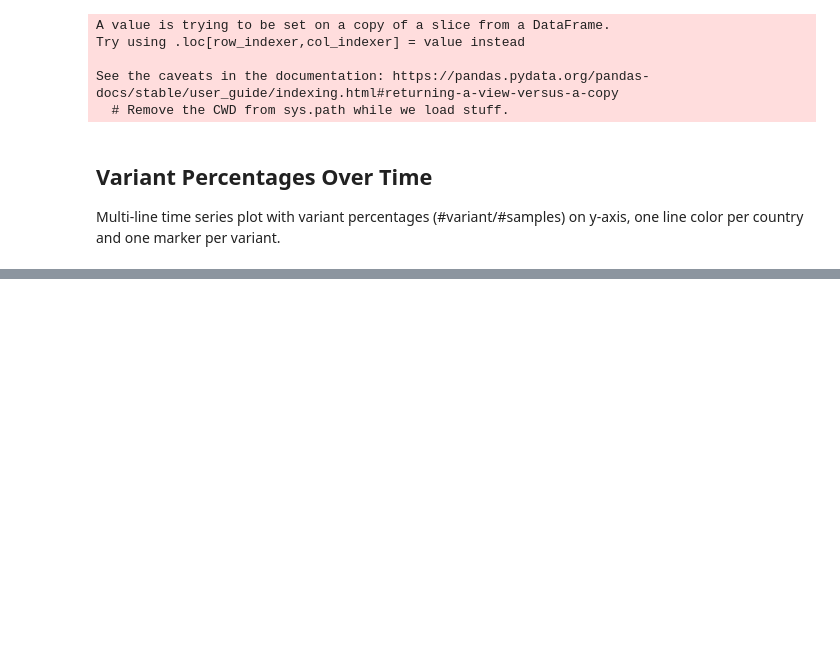
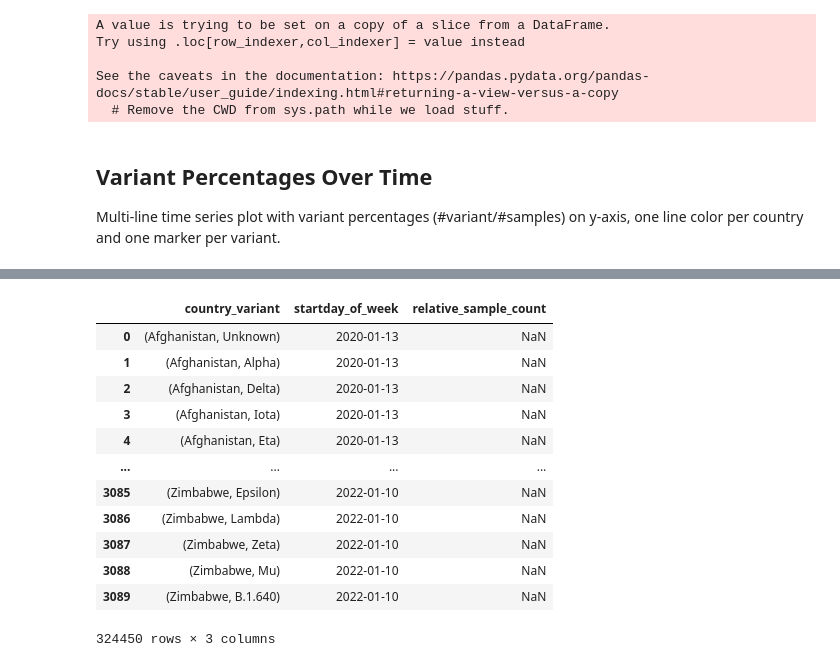
Before and after one commit to ninaihde/sampling-bias-cov19, a Jupyter notebook: src/GISAID_analysis/create_general_insights.ipynb, the cells around one changed output, grey strips where cells are left out. Saved outputs shown, nothing was run; the diff lists cells and outputs as text; code cells hidden in the pictures; blank space fills up the shorter version.

```diff
--- a/src/GISAID_analysis/create_general_insights.ipynb
+++ b/src/GISAID_analysis/create_general_insights.ipynb
@@ -246,0 +268,12 @@ plotdata['covv_subm_date'] = pd.to_datetime(plotdata['covv_subm_date'])
+# %%
+from datetime import timedelta
+
+start_date = gisaid_metadata['covv_subm_date'].min()
+end_date = gisaid_metadata['covv_subm_date'].max()
+delta = end_date - start_date
+
+dates = [start_date + timedelta(days=i) for i in range(delta.days + 1)]
+
+# Start on first Monday (first entry is Friday, thus remove first three entries)
+dates = dates[3:]
+dates
@@ -246,0 +298,4 @@ plotdata['covv_subm_date'] = pd.to_datetime(plotdata['covv_subm_date'])
+# %%
+# Get all Mondays (105 weeks)
+week_starts = dates[::7]
+week_starts
@@ -246,0 +320,7 @@ plotdata['covv_subm_date'] = pd.to_datetime(plotdata['covv_subm_date'])
+# %%
+# Map each Monday to all days belonging to same week
+week_map = dict()
+for i, week_start in enumerate(week_starts):
+    week_map[week_start] = dates[(i*7) : (i*7) + 7]
+
+week_map[week_starts[42]]
@@ -246,0 +335,5 @@ plotdata['covv_subm_date'] = pd.to_datetime(plotdata['covv_subm_date'])
+# %%
+import itertools
+
+country_variant_combis = list(itertools.product(plotdata['country'].unique(), plotdata['variant_WHO_label'].unique()))
+country_variant_combis
@@ -246,0 +358,24 @@ plotdata['covv_subm_date'] = pd.to_datetime(plotdata['covv_subm_date'])
+# %%
+# Create weekly plotdata holding summed relative sample count per week
+weekly_plotdata = pd.DataFrame(columns=['country_variant', 'startday_of_week', 'relative_sample_count'])
+
+# For each week, append all country-variant combinations
+for week_start in week_starts:
+    weekly_plotdata = weekly_plotdata.append(pd.DataFrame({'country_variant': country_variant_combis,
+                                                           'startday_of_week': [week_start] * len(country_variant_combis)}))
+
+weekly_plotdata
+# %% [output]
+|  | country_variant | startday_of_week | relative_sample_count |
+| 0 | (Afghanistan, Unknown) | 2020-01-13 | NaN |
+| 1 | (Afghanistan, Alpha) | 2020-01-13 | NaN |
+| 2 | (Afghanistan, Delta) | 2020-01-13 | NaN |
+| 3 | (Afghanistan, Iota) | 2020-01-13 | NaN |
+| 4 | (Afghanistan, Eta) | 2020-01-13 | NaN |
+| ... | ... | ... | ... |
+| 3085 | (Zimbabwe, Epsilon) | 2022-01-10 | NaN |
+| 3086 | (Zimbabwe, Lambda) | 2022-01-10 | NaN |
+| 3087 | (Zimbabwe, Zeta) | 2022-01-10 | NaN |
+| 3088 | (Zimbabwe, Mu) | 2022-01-10 | NaN |
+| 3089 | (Zimbabwe, B.1.640) | 2022-01-10 | NaN |
+324450 rows × 3 columns
```
Also changed, not shown: parts of 10 cells of this notebook, 1 other file.
